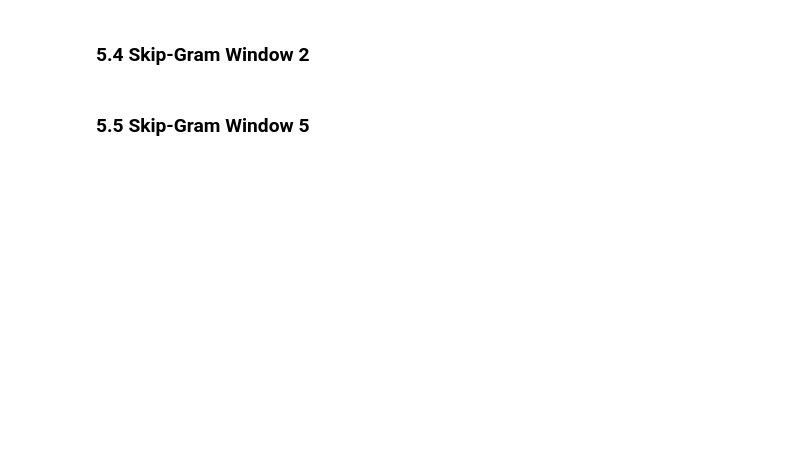
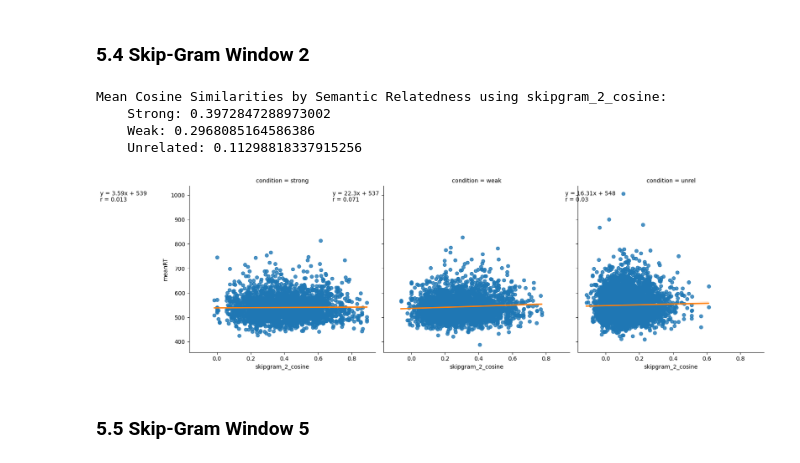
Before and after one commit to daanbrugmans/ru-computational-psycholinguistics-23-24, a Jupyter notebook: assignment-1/main.ipynb, the cells around one changed output. Saved outputs shown, nothing was run; the diff lists cells and outputs as text; code cells hidden in the pictures; blank space fills up the shorter version.

```diff
--- a/assignment-1/main.ipynb
+++ b/assignment-1/main.ipynb
@@ -104,4 +177,16 @@ skipgram_window_8 = Word2Vec.load(os.path.join(MODEL_DIR, "skipgram_window_8.wav
 # %% [markdown]
 ### 5.4 Skip-Gram Window 2
+# %%
+test_df["skipgram_2_cosine"] = test_df.apply(calculate_cosine_similarities, word2vec_model=skipgram_window_2, axis=1)
+
+print_mean_cosine_similarity_by_semantic_relatedness(test_df, "skipgram_2_cosine")
+
+plot_cosine_similarity_as_predictor_of_priming_effect(test_df, "skipgram_2_cosine")
+# %% [output]
+Mean Cosine Similarities by Semantic Relatedness using skipgram_2_cosine:
+    Strong: 0.3972847288973002
+    Weak: 0.2968085164586386
+    Unrelated: 0.11298818337915256
+[figure, added]
 # %% [markdown]
 ### 5.5 Skip-Gram Window 5
```
Also changed, not shown: parts of 12 cells of this notebook, 6 other files.
